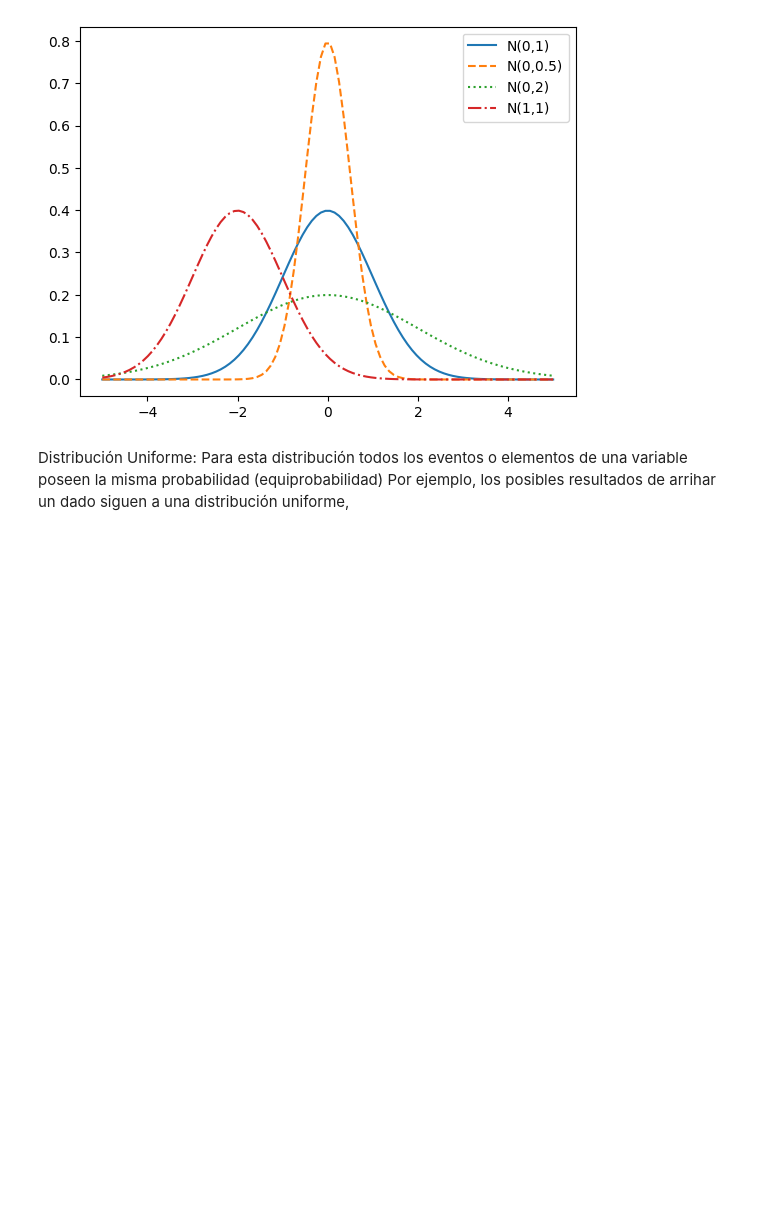
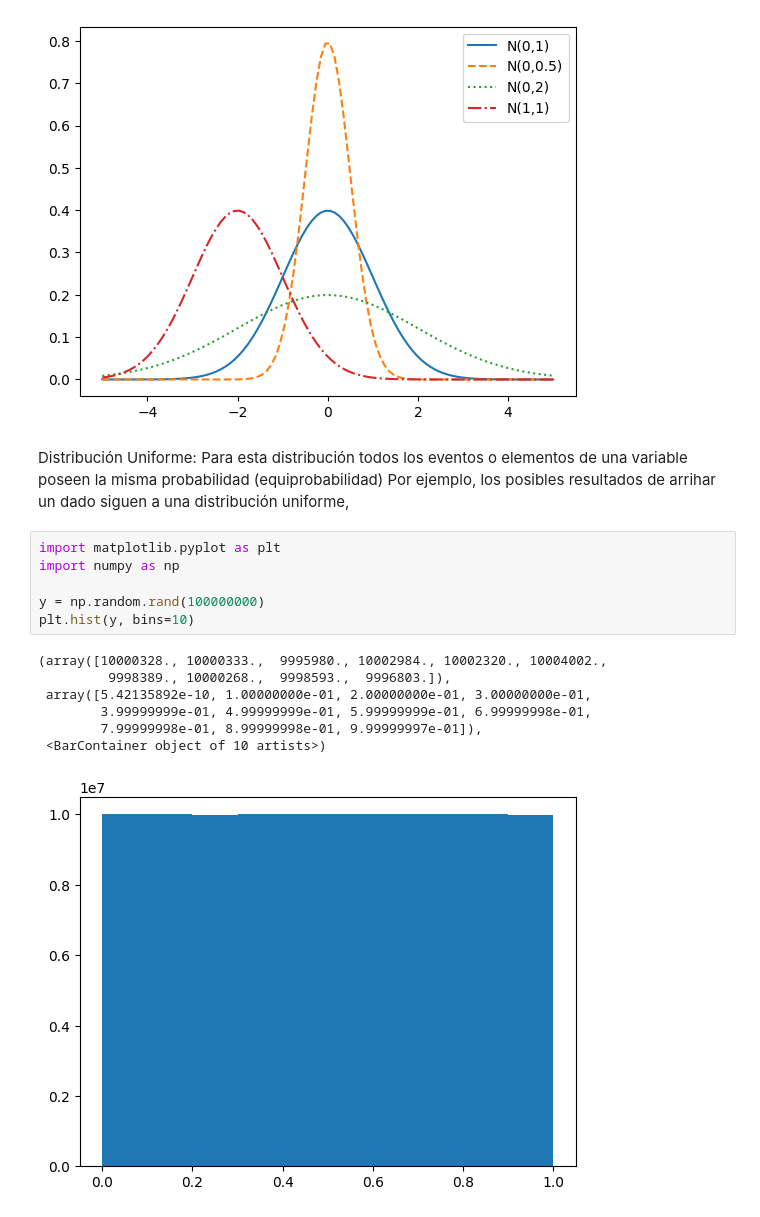
Before and after one commit to LiamSalazar/CienciaDatos, a Jupyter notebook: Distribuciones.ipynb, the cells around one changed output. Drawn from its saved outputs; the diff is of its cells as text; blank space fills up the shorter version.

```diff
--- a/Distribuciones.ipynb
+++ b/Distribuciones.ipynb
@@ -34,3 +34,17 @@ plt.legend()
 Distribución Uniforme:
 Para esta distribución todos los eventos o elementos de una variable poseen la misma probabilidad (equiprobabilidad)
 Por ejemplo, los posibles resultados de arrihar un dado siguen a una distribución uniforme,
+# %%
+import matplotlib.pyplot as plt
+import numpy as np
+
+y = np.random.rand(100000000)
+plt.hist(y, bins=10)
+# %% [output]
+(array([10000328., 10000333.,  9995980., 10002984., 10002320., 10004002.,
+         9998389., 10000268.,  9998593.,  9996803.]),
+ array([5.42135892e-10, 1.00000000e-01, 2.00000000e-01, 3.00000000e-01,
+        3.99999999e-01, 4.99999999e-01, 5.99999999e-01, 6.99999998e-01,
+        7.99999998e-01, 8.99999998e-01, 9.99999997e-01]),
+ <BarContainer object of 10 artists>)
+[figure, added]
```
Also changed, not shown: parts of 2 cells of this notebook.
